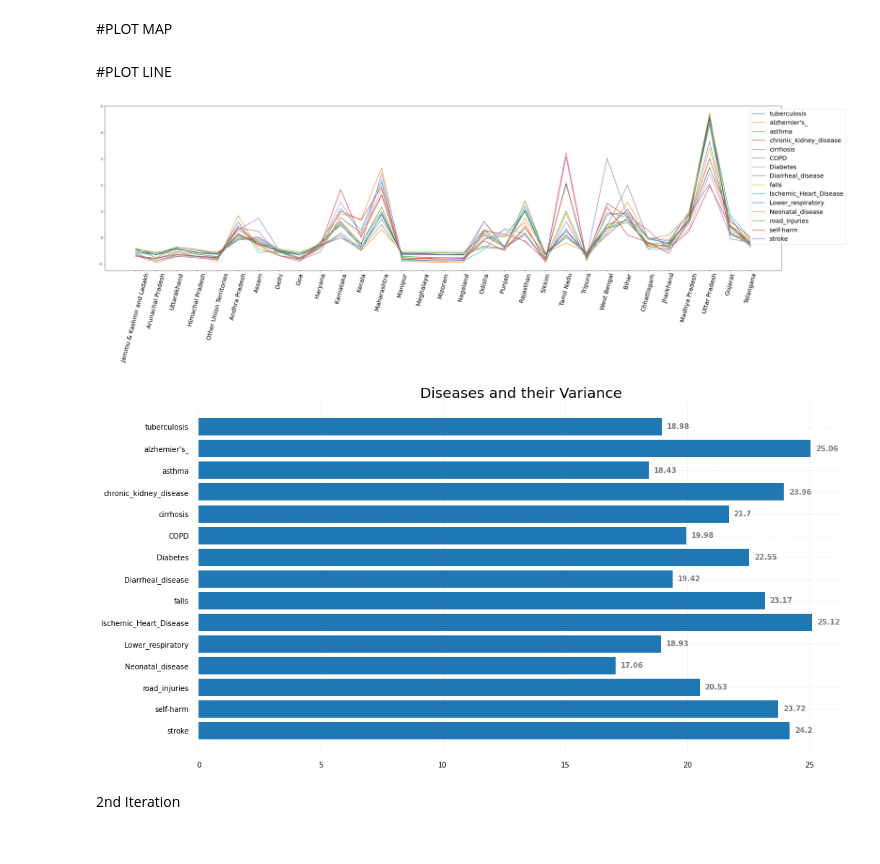
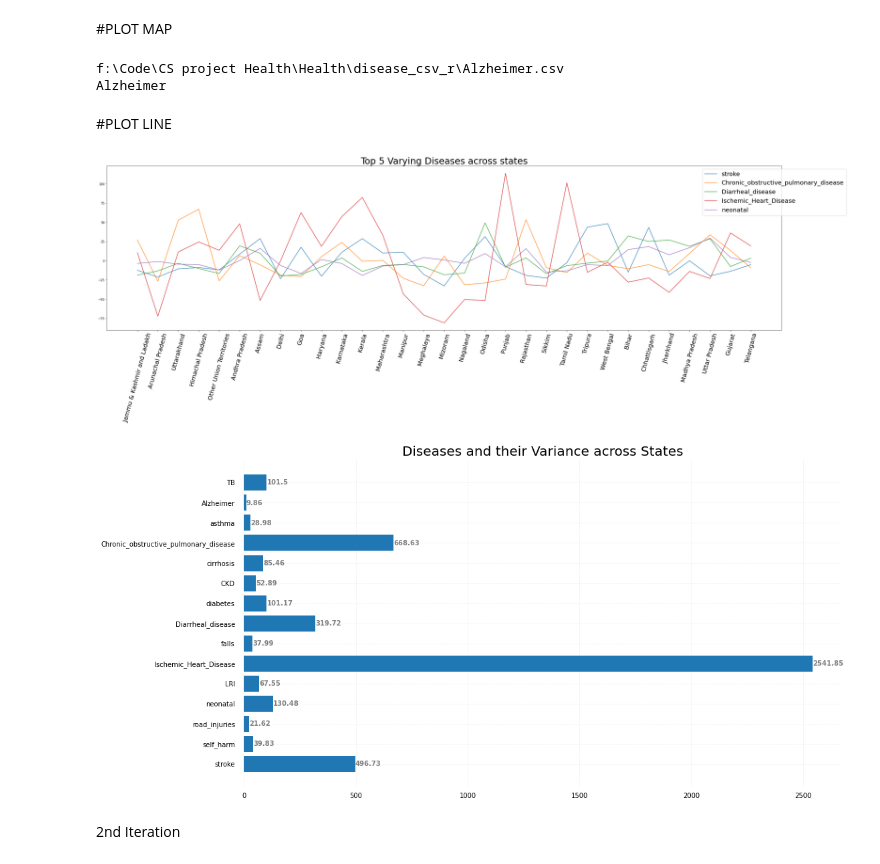
Before and after one commit to Amnx404/Health, a Jupyter notebook: MAP_GENERATOR.ipynb, the cells around one changed output. Cells and saved outputs as stored; diff of their text form; code cells hidden in the pictures.

```diff
--- a/MAP_GENERATOR.ipynb
+++ b/MAP_GENERATOR.ipynb
@@ -80,7 +80,7 @@ def get_all_csv(specific_path):
 # %% [markdown]
 #PLOT MAP
 # %%
-def map_plot(map_csv,geo_json, map_write_path,names):
+def map_plot(map_csv,geo_json, map_write_path,names,a):
     map_csv['id'] = map_csv['state_mapper']
     fig = px.choropleth(map_csv, locations ='id', geojson = geo_json, color = 'Value')
     fig.update_geos(fitbounds = 'locations', visible= False)
@@ -89,9 +89,9 @@ def map_plot(map_csv,geo_json, map_write_path,names):
      # limite map scope to USA
 )
     # fig.show()
-    fig.write_image(file=os.path.join('maps',f'{names}.png'), format='png')
+    fig.write_image(file=os.path.join(a,'maps',f'{names}.png'), format='png')
 # %%
-CSV_FILES = get_all_csv(DISEASE_RISK_PATH)
+CSV_FILES = get_all_csv("disease_csv_r")
 cid = pd.read_csv(INDIA_STATE_KEYS_PATH)
 
 india_states = json.load(open('Mapfile\states_india.geojson', 'r'))
@@ -102,18 +102,22 @@ for f in CSV_FILES:
     map_print = map_key_adder(df,cid)
     splitf = f.split('\\')
     print(splitf[-1].split('.')[0])
-    map_plot(map_print,india_states , MAP_PATH,splitf[-1].split('.')[0])
+    map_plot(map_print,india_states , MAP_PATH,splitf[-1].split('.')[0],DISEASE_RISK_PATH)
+# %% [output]
+f:\Code\CS project Health\Health\disease_csv_r\Alzheimer.csv
+Alzheimer
 # %% [markdown]
 #PLOT LINE
 # %%
-CSV_FILES = get_all_csv("disease_csv")
+CSV_FILES = get_all_csv("disease_csv_r/top5VaryDIsease_r")
+csv_file = CSV_FILES
 f = plt.figure()
 for i in range(len(csv_file)):
     #reading csv
     x = pd.read_csv(csv_file[i-1])
     df = pd.DataFrame(x)
     #Calculating and Setting variance
-    df['variance']=(df['Value']-df.mean()['Value'])/df.std()['Value']
+    df['variance']=df['Value'] - df["Value"].mean()
     #finding file name
     splitf = csv_file[i-1].split(os.path.sep)
     name_file = splitf[-1].split('.')[0]
@@ -123,20 +127,20 @@ for i in range(len(csv_file)):
     f.set_figheight(10)
 plt.xticks(rotation = 75, fontsize = 20)
 plt.legend(loc='best', bbox_to_anchor=(.1, 0, 1, 1),fontsize = 20)
+plt.title("Top 5 Varying Diseases across states", fontsize = 30)
 plt.show()
 # %% [output]
-[figure, old version]
+[figure, new version]
 # %%
-csv_file = get_all_csv("disease_csv")
+csv_file = get_all_csv("disease_csv_r")
 
 var_dict={}
 for i in range(len(csv_file)):
     x = pd.read_csv(csv_file[i-1])
     df = pd.DataFrame(x)
-    df['variance']=(df['Value']-df.mean()['Value'])/df.std()['Value']
     splitf = csv_file[i-1].split(os.path.sep)
     name_file = splitf[-1].split('.')[0]
-    var_dict[name_file]=df['variance'].abs().sum()
+    var_dict[name_file]=df['Value'].var()
 fig, ax = plt.subplots(figsize =(16, 9))
 
 a=pd.DataFrame(list(var_dict.keys()))
@@ -149,35 +153,35 @@ for s in ['top', 'bottom', 'left', 'right']:
     ax.spines[s].set_visible(False)
 
 # Remove x, y Ticks
 ax.xaxis.set_ticks_position('none')
 ax.yaxis.set_ticks_position('none')
 
 # Add padding between axes and labels
 ax.xaxis.set_tick_params(pad = 5)
 ax.yaxis.set_tick_params(pad = 10)
 
 # Add x, y gridlines
 ax.grid(b = True, color ='grey',
         linestyle ='-.', linewidth = 0.5,
         alpha = 0.2)
 
 # Show top values
 ax.invert_yaxis()
 
 # Add annotation to bars
 for i in ax.patches:
     plt.text(i.get_width()+0.2, i.get_y()+0.5,
              str(round((i.get_width()), 2)),
              fontsize = 10, fontweight ='bold',
              color ='grey')
 
 # Add Plot Title
-ax.set_title('Diseases and their Variance', fontsize = 20
+ax.set_title('Diseases and their Variance across States', fontsize = 20
               )
 # Show Plot
 plt.show()
 # %% [output]
-[figure, old version]
+[figure, new version]
 # %% [markdown]
 2nd Iteration
 # %%
```
Also changed, not shown: parts of 2 cells of this notebook, 29 other files.
